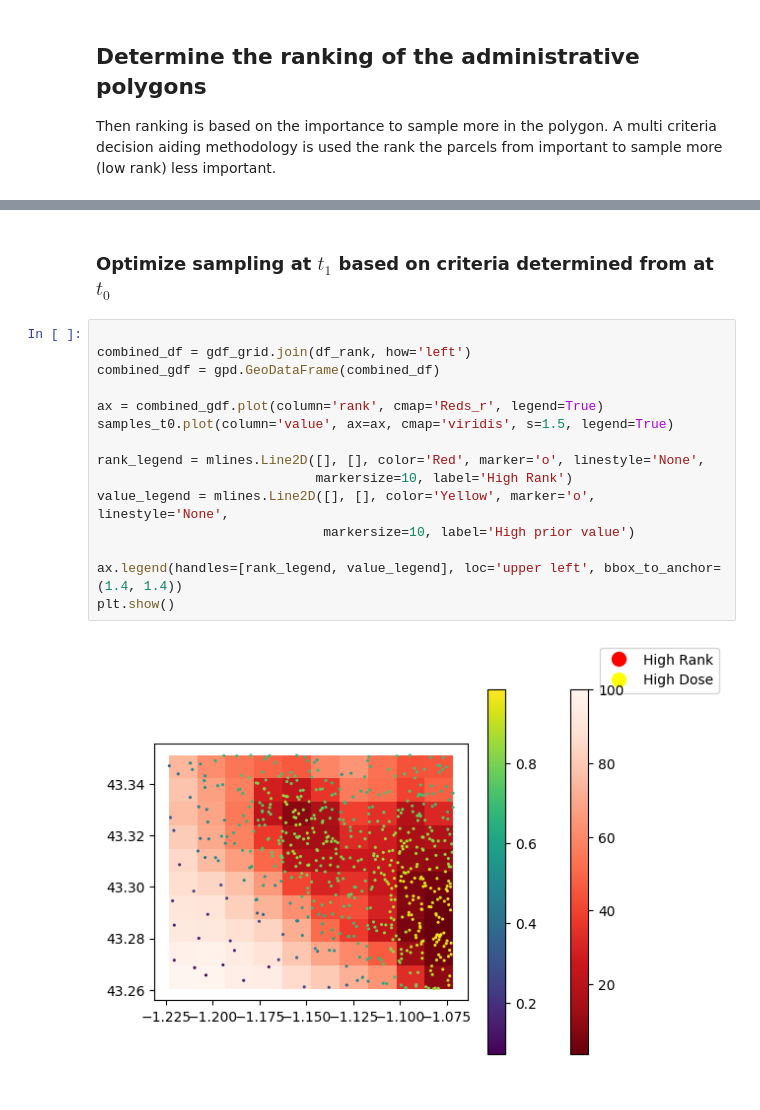
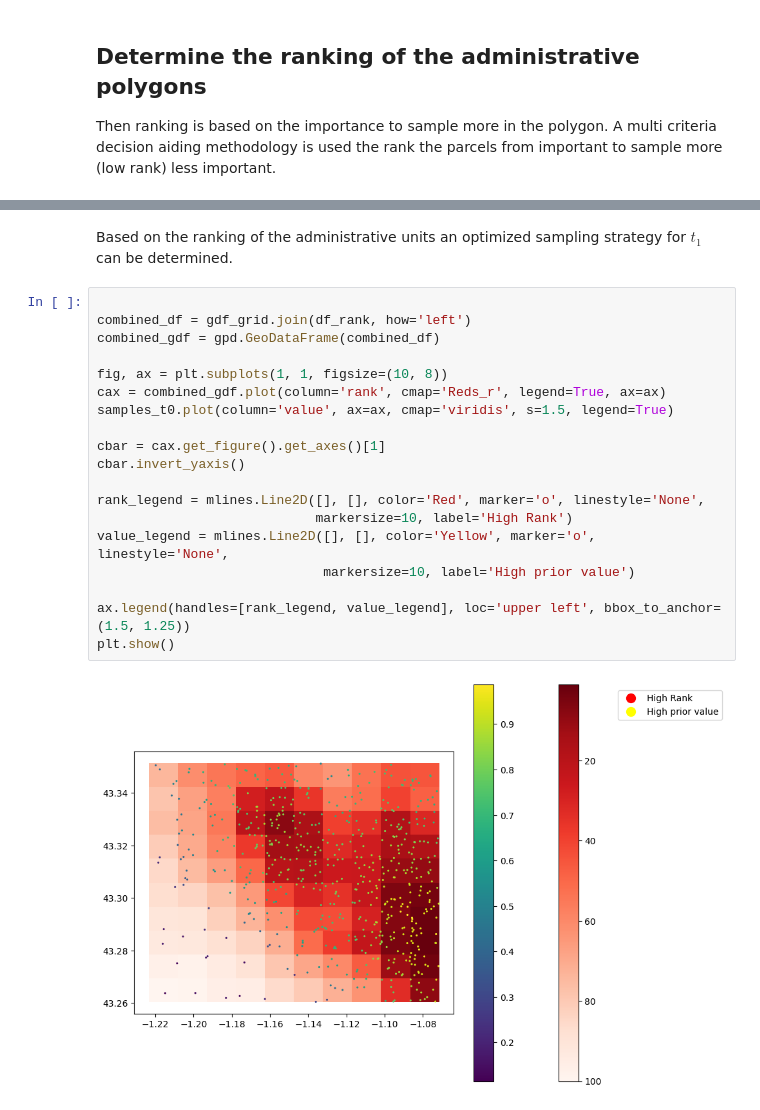
Before and after one commit to franckalbinet/trufl, a Jupyter notebook: nbs/index.ipynb, the cells around one changed output, grey strips where cells are left out. Cells and saved outputs as stored; diff of their text form.

```diff
--- a/nbs/index.ipynb
+++ b/nbs/index.ipynb
@@ -281,22 +307,26 @@ df.head()
-# %% [markdown]
-### Optimize sampling at $t_1$ based on criteria determined from at $t_0$
+# %% [markdown]
+Based on the ranking of the administrative units an optimized sampling strategy for $t_1$ can be determined.
 # %%
 
 combined_df = gdf_grid.join(df_rank, how='left')
 combined_gdf = gpd.GeoDataFrame(combined_df)
 
-ax = combined_gdf.plot(column='rank', cmap='Reds_r', legend=True)
+fig, ax = plt.subplots(1, 1, figsize=(10, 8))
+cax = combined_gdf.plot(column='rank', cmap='Reds_r', legend=True, ax=ax)
 samples_t0.plot(column='value', ax=ax, cmap='viridis', s=1.5, legend=True)
+
+cbar = cax.get_figure().get_axes()[1]
+cbar.invert_yaxis()
 
 rank_legend = mlines.Line2D([], [], color='Red', marker='o', linestyle='None',
                             markersize=10, label='High Rank')
 value_legend = mlines.Line2D([], [], color='Yellow', marker='o', linestyle='None',
                              markersize=10, label='High prior value')
 
-ax.legend(handles=[rank_legend, value_legend], loc='upper left', bbox_to_anchor=(1.4, 1.4))
+ax.legend(handles=[rank_legend, value_legend], loc='upper left', bbox_to_anchor=(1.5, 1.25))
 plt.show()
 # %% [output]
-[figure, old version]
+[figure, new version]
 # %% [markdown]
 ## Multi-year Adaptive sampling approach
 
```
Also changed, not shown: parts of 14 cells of this notebook, 13 other files.
